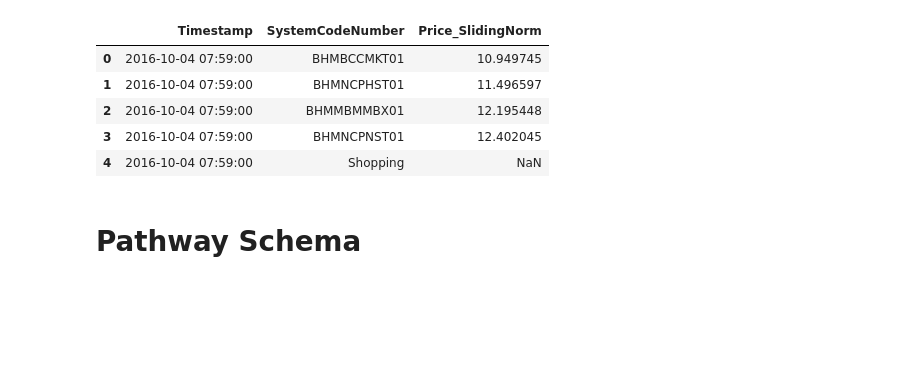
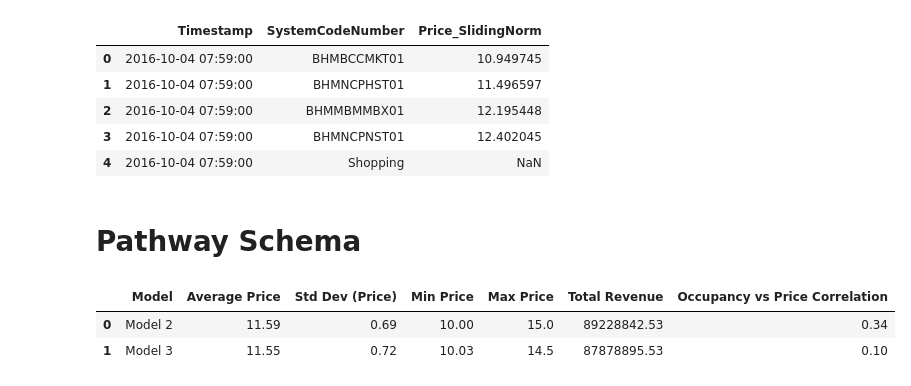
Before and after one commit to Bindu32/dynamic-pricing-parking, a Jupyter notebook: Capstone_Project.ipynb, the cells around one changed output. Cells and saved outputs as stored; diff of their text form; code cells hidden in the pictures; blank space fills up the shorter version.

```diff
--- a/Capstone_Project.ipynb
+++ b/Capstone_Project.ipynb
@@ -586,3 +588,37 @@ df = df[df['Occupancy'] <= df['Capacity']]
 df = df.dropna(subset=['Timestamp'])
 # %%
 final_df.to_csv("parking_stream_final.csv", index=False)
+# %%
+import pandas as pd
+
+# Load your final CSV
+df = pd.read_csv("parking_stream_final.csv")
+
+# Filter out rows with missing price values
+df = df.dropna(subset=["Price", "CompAdjustedPrice", "Occupancy"])
+
+# Total revenue estimate
+df["Revenue_Model2"] = df["Price"] * df["Occupancy"]
+df["Revenue_Model3"] = df["CompAdjustedPrice"] * df["Occupancy"]
+
+# Metrics
+performance_metrics = {
+    "Model": ["Model 2", "Model 3"],
+    "Average Price": [df["Price"].mean(), df["CompAdjustedPrice"].mean()],
+    "Std Dev (Price)": [df["Price"].std(), df["CompAdjustedPrice"].std()],
+    "Min Price": [df["Price"].min(), df["CompAdjustedPrice"].min()],
+    "Max Price": [df["Price"].max(), df["CompAdjustedPrice"].max()],
+    "Total Revenue": [df["Revenue_Model2"].sum(), df["Revenue_Model3"].sum()],
+    "Occupancy vs Price Correlation": [
+        df["Occupancy"].corr(df["Price"]),
+        df["Occupancy"].corr(df["CompAdjustedPrice"])
+    ]
+}
+
+# Display as DataFrame
+score_df = pd.DataFrame(performance_metrics)
+score_df.round(2)
+# %% [output]
+|  | Model | Average Price | Std Dev (Price) | Min Price | Max Price | Total Revenue | Occupancy vs Price Correlation |
+| 0 | Model 2 | 11.59 | 0.69 | 10.00 | 15.0 | 89228842.53 | 0.34 |
+| 1 | Model 3 | 11.55 | 0.72 | 10.03 | 14.5 | 87878895.53 | 0.10 |
```
Also changed, not shown: parts of 2 cells of this notebook.
